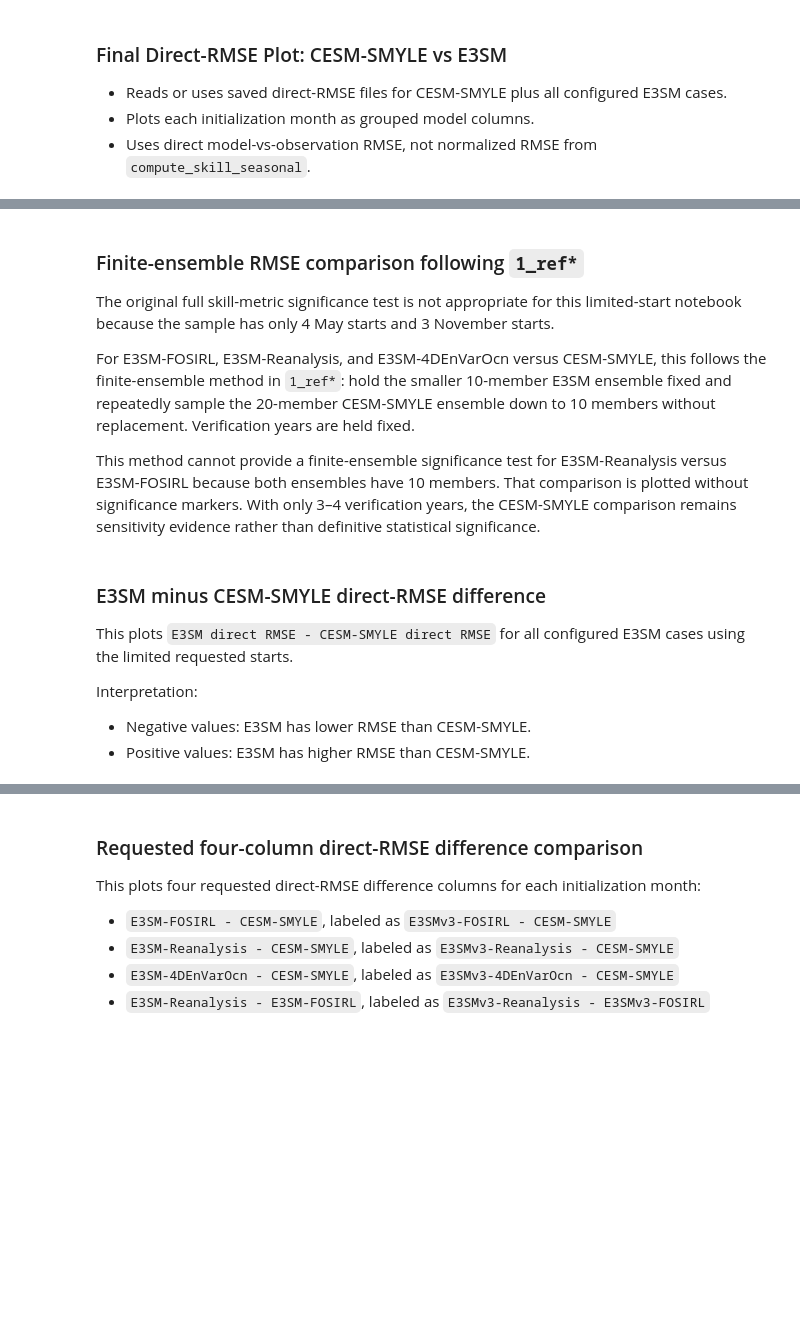
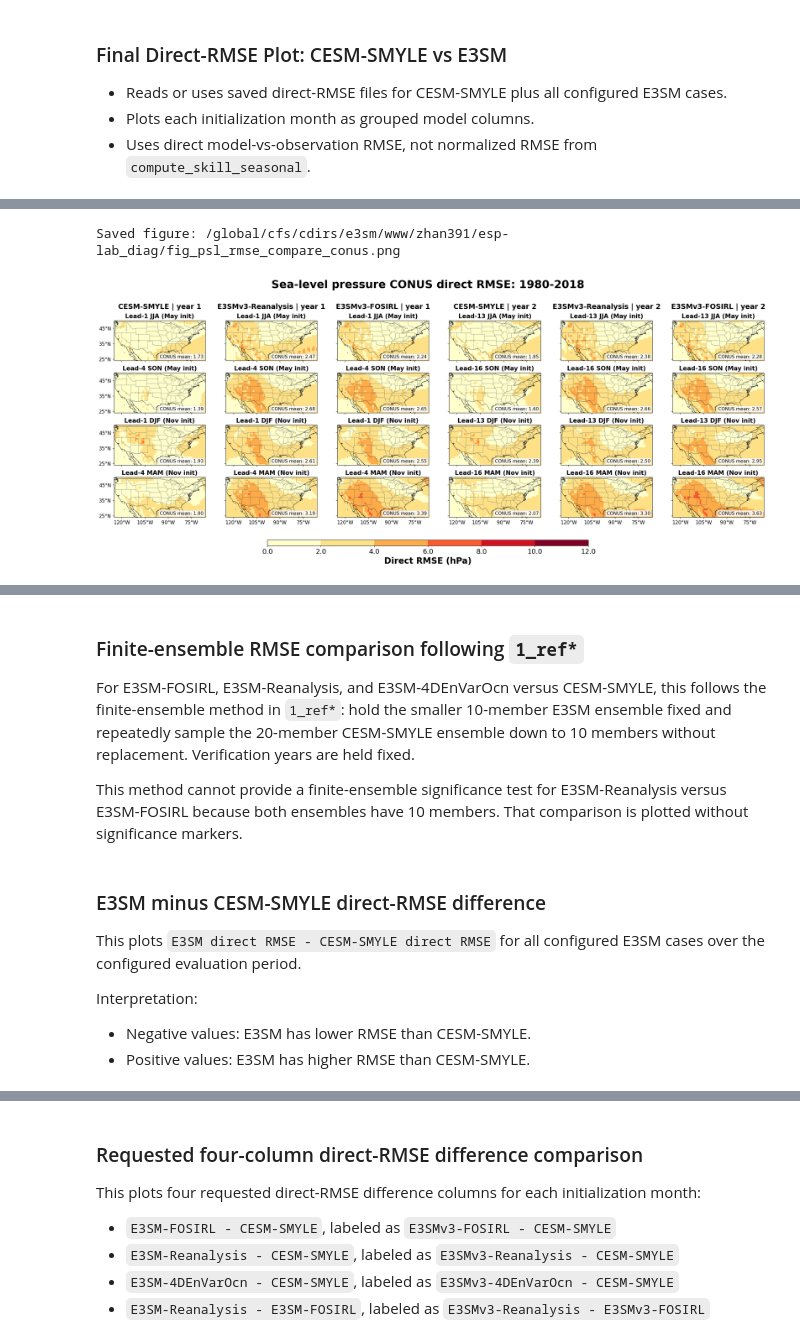
Before and after one commit to zhangshixuan1987/ESP-Lab, a Jupyter notebook: jupyter/3_refactor_leadtime_rmse_compare.ipynb, the cells around one changed output, grey strips where cells are left out. Cells and saved outputs as stored; diff of their text form; code cells hidden in the pictures; blank space fills up the shorter version.

```diff
--- a/jupyter/3_refactor_leadtime_rmse_compare.ipynb
+++ b/jupyter/3_refactor_leadtime_rmse_compare.ipynb
@@ -1360,7 +1682,7 @@ from cartopy.mpl.ticker import LatitudeFormatter, LongitudeFormatter
 from matplotlib.colors import BoundaryNorm
 import matplotlib.ticker as mticker
 
-conus_models = ["CESM-SMYLE", "E3SM-FOSIRL", "E3SM-Reanalysis", "E3SM-4DEnVarOcn"]
+conus_models = ["CESM-SMYLE"] + list(E3SM_CASES)
 conus_seasons = [
     ("JJA", 5, [3, 15]),
     ("SON", 5, [6, 18]),
@@ -1532,7 +1854,7 @@ for i, (season_name, init_month, season_leads) in enumerate(conus_seasons):
         )
 
 fig.suptitle(
-    f"{cfg['plot_name']} CONUS direct RMSE: limited-start comparison",
+    f"{cfg['plot_name']} CONUS direct RMSE: {years}-{yeare}",
     fontsize=conus_suptitle_size,
     fontweight=fweight,
     y=0.985,
@@ -1557,30 +1879,33 @@ for j, (model, year_index) in enumerate(conus_plot_columns):
         f"{model_display_name.get(model, model)} | year {year_index + 1}",
         ha="center",
         va="bottom",
         fontsize=conus_column_header_size,
         fontweight=fweight,
     )
 
 cbar_ax = fig.add_axes(conus_colorbar_axes)
 cbar = fig.colorbar(cntr, cax=cbar_ax, orientation="horizontal")
 cbar.set_ticks(conus_colorbar_ticks)
 cbar.set_ticklabels(conus_colorbar_tick_labels)
 cbar.set_label(
     metric_label,
     fontsize=conus_colorbar_label_size,
     fontweight=fweight,
 )
 cbar.ax.tick_params(labelsize=conus_colorbar_tick_size)
 
 figname = figure_filename(field, "rmse_compare_conus", ext=figfmt)
 figpath = FIGURE_OUTDIR / figname
 mov.save_figure(
     fig, figpath,
     mode="",
     metric="rmse_compare",
     title=f"RMSE Comparison: {field}",
     caption="RMSE comparison across experiments",
     dpi=dpi,
 )
 print("Saved figure:", figpath)
 plt.show()
+# %% [output]
+Saved figure: /global/cfs/cdirs/e3sm/www/zhan391/esp-lab_diag/fig_psl_rmse_compare_conus.png
+[figure, added]
@@ -1587,15 +1914,13 @@ plt.show()
 # %% [markdown]
 ### Finite-ensemble RMSE comparison following `1_ref*`
 
-The original full skill-metric significance test is not appropriate for this limited-start notebook because the sample has only 4 May starts and 3 November starts.
-
 For E3SM-FOSIRL, E3SM-Reanalysis, and E3SM-4DEnVarOcn versus CESM-SMYLE, this follows the finite-ensemble method in `1_ref*`: hold the smaller 10-member E3SM ensemble fixed and repeatedly sample the 20-member CESM-SMYLE ensemble down to 10 members without replacement. Verification years are held fixed.
 
-This method cannot provide a finite-ensemble significance test for E3SM-Reanalysis versus E3SM-FOSIRL because both ensembles have 10 members. That comparison is plotted without significance markers. With only 3–4 verification years, the CESM-SMYLE comparison remains sensitivity evidence rather than definitive statistical significance.
+This method cannot provide a finite-ensemble significance test for E3SM-Reanalysis versus E3SM-FOSIRL because both ensembles have 10 members. That comparison is plotted without significance markers.
 # %% [markdown]
 ### E3SM minus CESM-SMYLE direct-RMSE difference
 
-This plots `E3SM direct RMSE - CESM-SMYLE direct RMSE` for all configured E3SM cases using the limited requested starts.
+This plots `E3SM direct RMSE - CESM-SMYLE direct RMSE` for all configured E3SM cases over the configured evaluation period.
 
 Interpretation:
 
```
Also changed, not shown: parts of 27 cells of this notebook, 33 other files.
